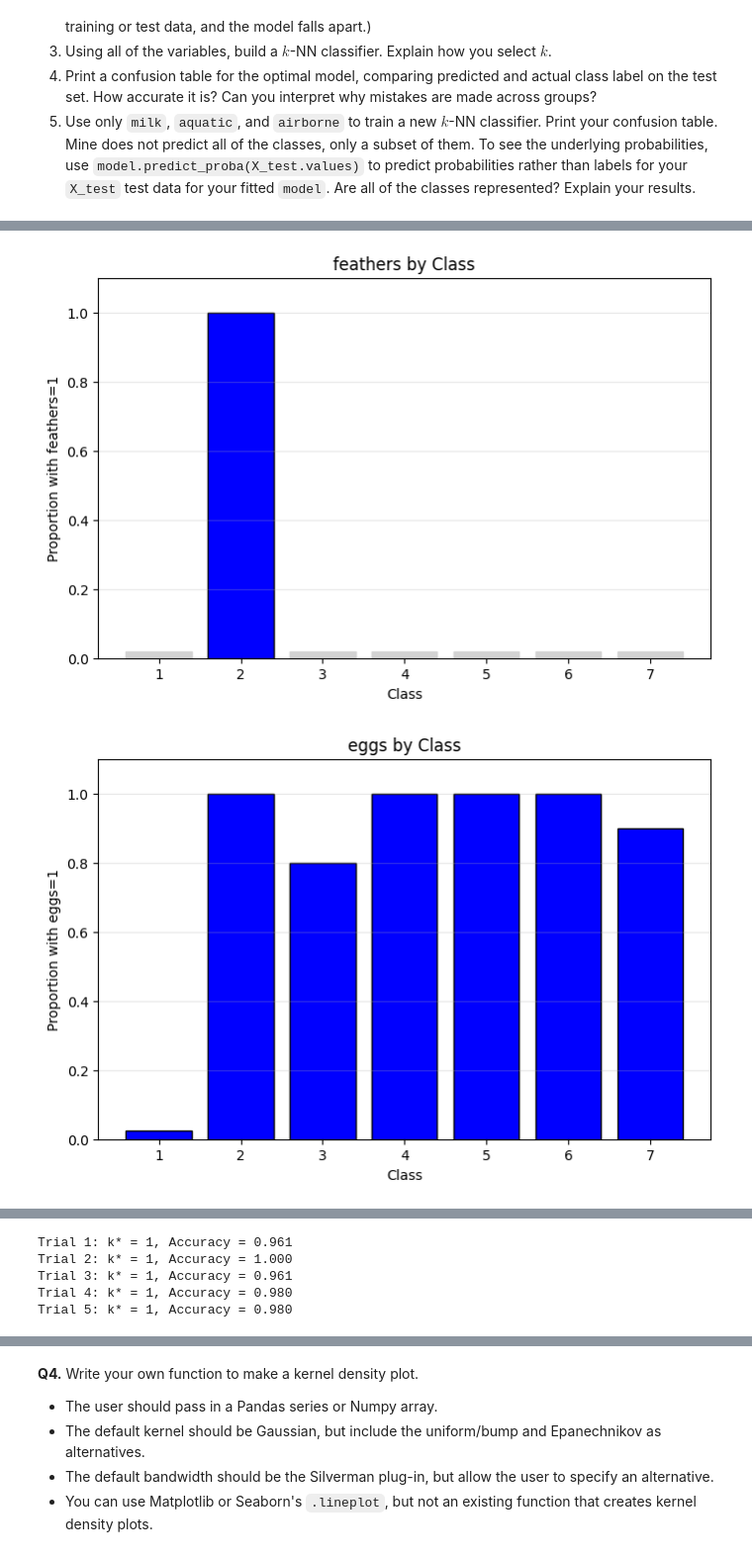
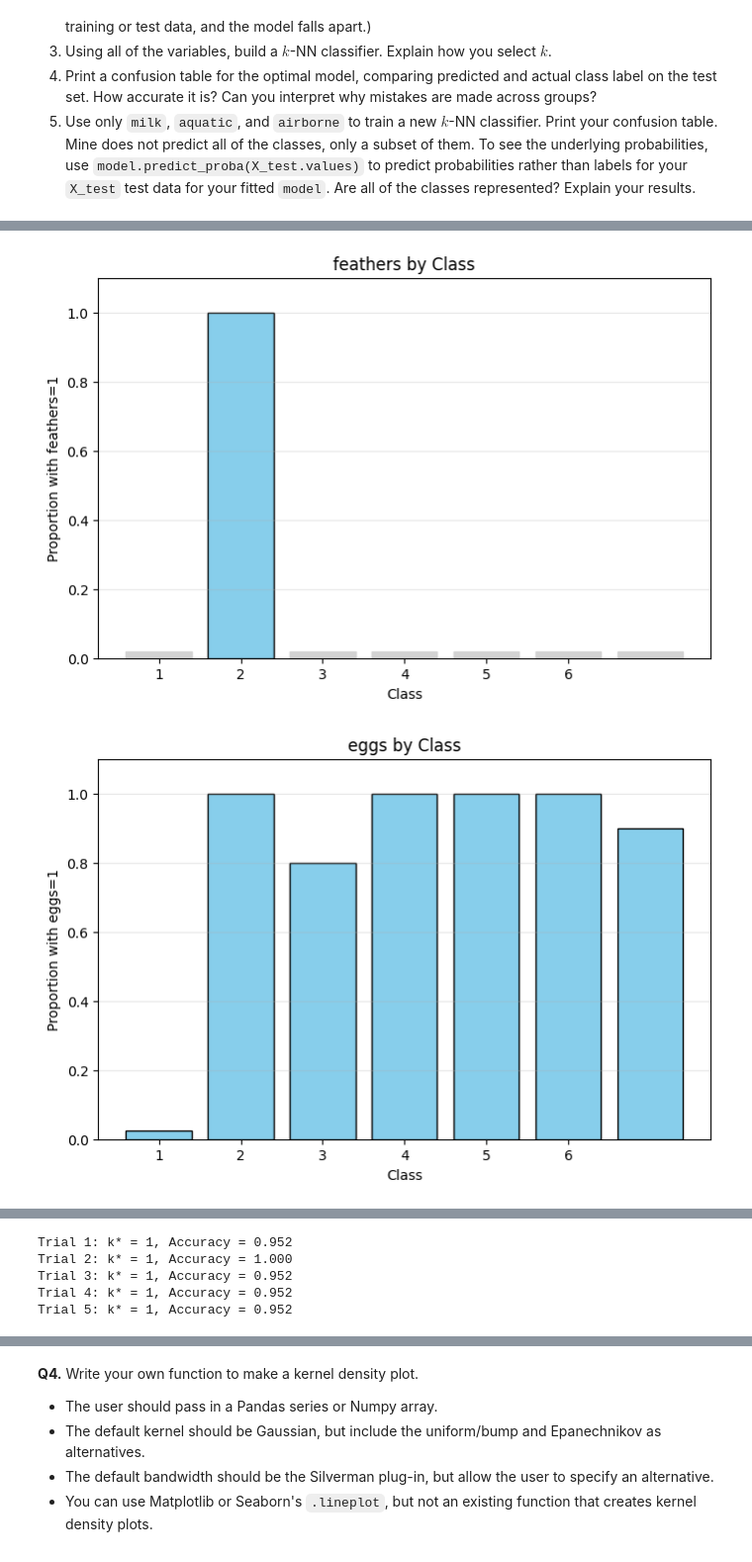
Before and after one commit to allyoshea/KNN, a Jupyter notebook: assignment/assignment.ipynb, the cells around one changed output, grey strips where cells are left out. Shown at 99% size. Saved outputs shown, nothing was run; the diff lists cells and outputs as text; code cells hidden in the pictures.

```diff
--- a/assignment/assignment.ipynb
+++ b/assignment/assignment.ipynb
@@ -125,7 +116,6 @@ from sklearn.neighbors import KNeighborsClassifier
 from sklearn.model_selection import train_test_split
 from sklearn.metrics import accuracy_score
 from sklearn.metrics import confusion_matrix, ConfusionMatrixDisplay
-
 
 # Load the data
 df = pd.read_csv('/content/zoo.csv')
@@ -170,14 +160,14 @@ print(correlations)
 
 
 
-# Binary features, bar plots showing classes with these
+# Binary features - bar plots showing proportion
 binary_features = ['hair', 'feathers', 'eggs', 'milk', 'airborne']
 
 for feature in binary_features:
     class_means = df.groupby('class')[feature].mean()
 
     plt.figure(figsize=(8, 5))
-    bars = plt.bar(class_means.index, class_means.values, color='blue', edgecolor='black')
+    bars = plt.bar(class_means.index, class_means.values, color='skyblue', edgecolor='black')
 
     # Make 0 bars slightly visible
     for i, bar in enumerate(bars):
@@ -188,7 +178,7 @@ for feature in binary_features:
     plt.xlabel('Class')
     plt.ylabel(f'Proportion with {feature}=1')
     plt.title(f'{feature} by Class')
-    plt.xticks(range(1, 8))
+    plt.xticks(range(1, 7))
     plt.ylim(0, 1.1)
     plt.grid(axis='y', alpha=0.3)
     plt.show()
@@ -213,6 +203,10 @@ print("\nFeatures most correlated with class:")
 print(correlations.head(10))
 
 #picking k
+from sklearn.neighbors import KNeighborsClassifier
+from sklearn.model_selection import train_test_split
+import numpy as np
+import matplotlib.pyplot as plt
 
 # Prepare data
 y = df['class']
@@ -255,8 +249,8 @@ y = df['class']
 X = df.drop(['animal', 'class'], axis=1)
 
 for trial in range(5):
-    ## Split the sample 50/50
-    X_train, X_test, y_train, y_test = train_test_split(X, y, test_size=0.5, random_state=None)
+    ## Split the sample:
+    X_train, X_test, y_train, y_test = train_test_split(X, y, test_size=0.2, random_state=None)
     N_train = len(y_train)
     N_test = len(y_test)
 
@@ -276,7 +270,7 @@ for trial in range(5):
     print(f"Trial {trial+1}: k* = {k_star}, Accuracy = {Acc_max:.3f}")
     plt.plot(np.arange(1, k_bar+1), Acc, label=f'Trial {trial+1}')
 
-## Accuracy plot to visualize
+## Accuracy plot:
 plt.xlabel("k")
 plt.ylabel("Accuracy")
 plt.title('Test Accuracy')
@@ -304,6 +298,7 @@ accuracy = np.sum(y_pred == y_test) / len(y_test)
 print(f"Test Accuracy with k={k_star}: {accuracy:.3f}")
 
 # Create confusion matrix
+# Create confusion matrix
 cm = confusion_matrix(y_test, y_pred)
 
 # Display as a nice table
@@ -330,7 +325,7 @@ for i in range(1, 8):
             class_i_features = df[df['class'] == i].drop(['animal', 'class'], axis=1).mean()
             class_j_features = df[df['class'] == j].drop(['animal', 'class'], axis=1).mean()
 
-
+            print(f"  Feature similarities:")
             similar_features = []
             for feature in class_i_features.index:
                 if abs(class_i_features[feature] - class_j_features[feature]) < 0.3:
@@ -340,7 +335,7 @@ for i in range(1, 8):
 
 
 
-#NEW kNN with just a few of the features
+#NEW kNN with just a few of the features, analyze with milk acquatic and airborne ONLY
 
 # Use only milk, aquatic, and airborne
 X_subset = df[['milk', 'aquatic', 'airborne']]
@@ -349,7 +344,7 @@ y = df['class']
 # Split data
 X_train, X_test, y_train, y_test = train_test_split(X_subset, y, test_size=0.2, random_state=42)
 
-# Find optimal k (or just use k=1 from before)
+# Find optimal k
 k_bar = 50
 Acc = []
 
@@ -362,7 +357,7 @@ for k in range(k_bar):
 k_star = np.argmax(Acc) + 1
 print(f"Optimal k = {k_star}, Accuracy = {max(Acc):.3f}\n")
 
-# Train final model with best k
+# Train model with optimal k
 model = KNeighborsClassifier(n_neighbors=k_star)
 fitted_model = model.fit(X_train, y_train)
 
@@ -370,13 +365,13 @@ fitted_model = model.fit(X_train, y_train)
 y_pred = fitted_model.predict(X_test)
 
 # Confusion matrix
-# Get all unique classes that appear in either actual or predicted
+
 all_classes = sorted(set(y_test.unique()) | set(y_pred))
 
 # Create confusion matrix
 cm = confusion_matrix(y_test, y_pred, labels=all_classes)
 
-# create DF
+# Now create DF
 cm_df = pd.DataFrame(cm,
                      index=[f'Actually {i}' for i in all_classes],
                      columns=[f'Predicted {i}' for i in all_classes])
@@ -394,19 +389,20 @@ y_proba = fitted_model.predict_proba(X_test)
 print(f"\n\nPrediction probabilities shape: {y_proba.shape}")
 print(f"Classes represented in probabilities: {fitted_model.classes_}")
 
-# first 5 probabilities
-print("\nExample probability distributions: ")
+# Show a few examples of probabilities
+print("\nExample probability distributions (first 5 test samples):")
 proba_df = pd.DataFrame(y_proba[:5], columns=[f'Class {c}' for c in fitted_model.classes_])
 proba_df['Actual'] = y_test.values[:5]
 proba_df['Predicted'] = y_pred[:5]
 print(proba_df)
 
 # Check if any classes have 0 probability everywhere
-print("\n\nMax probability for each class across all animals:")
+print("\n\nMax probability for each class across all test samples:")
 for i, class_label in enumerate(fitted_model.classes_):
     max_prob = y_proba[:, i].max()
     print(f"Class {class_label}: {max_prob:.3f}")
-#try to figure out why they are NOT all being predicted
+
+# Let's investigate what's going on
 X_subset = df[['milk', 'aquatic', 'airborne']]
 y = df['class']
 
@@ -417,7 +413,7 @@ print(unique_combos)
 print(f"\nNumber of unique combinations: {len(unique_combos)}")
 print(f"Number of classes: {y.nunique()}")
 
-# Which classes have which of these features
+# See which classes map to which feature combinations
 print("\nFeature combinations by class:")
 for class_num in sorted(y.unique()):
     class_data = X_subset[y == class_num].drop_duplicates()
@@ -472,2 +468,2 @@ dtype: float64
-[figure, old version]
+[figure, new version]
-[figure, old version]
+[figure, new version]
@@ -489,8 +485,8 @@ dtype: float64
 Optimal k = 1
 Max accuracy = 1.000
 [figure]
-Trial 1: k* = 1, Accuracy = 0.961
+Trial 1: k* = 1, Accuracy = 0.952
 Trial 2: k* = 1, Accuracy = 1.000
-Trial 3: k* = 1, Accuracy = 0.961
-Trial 4: k* = 1, Accuracy = 0.980
-Trial 5: k* = 1, Accuracy = 0.980
+Trial 3: k* = 1, Accuracy = 0.952
+Trial 4: k* = 1, Accuracy = 0.952
+Trial 5: k* = 1, Accuracy = 0.952
```
Also changed, not shown: parts of 5 cells of this notebook.
